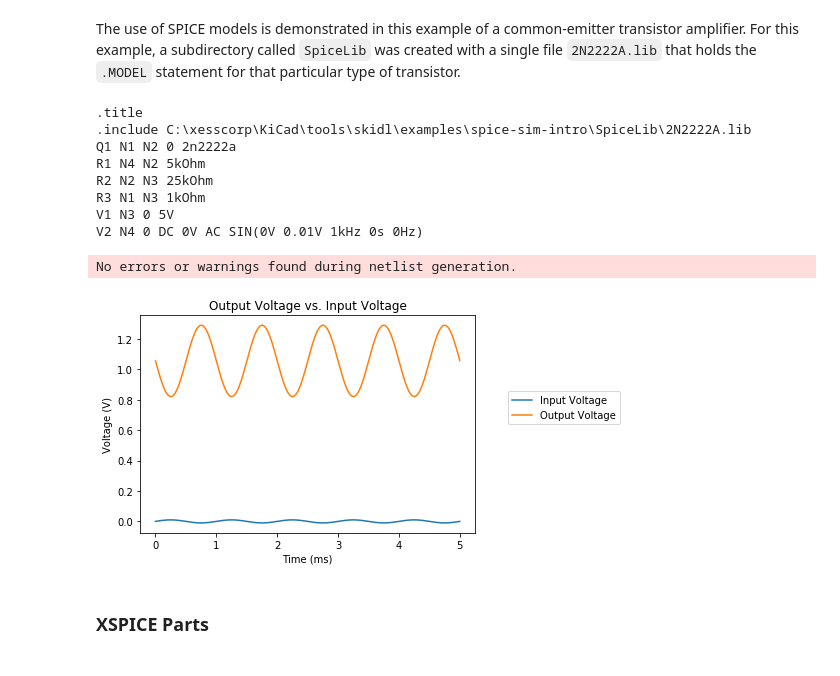
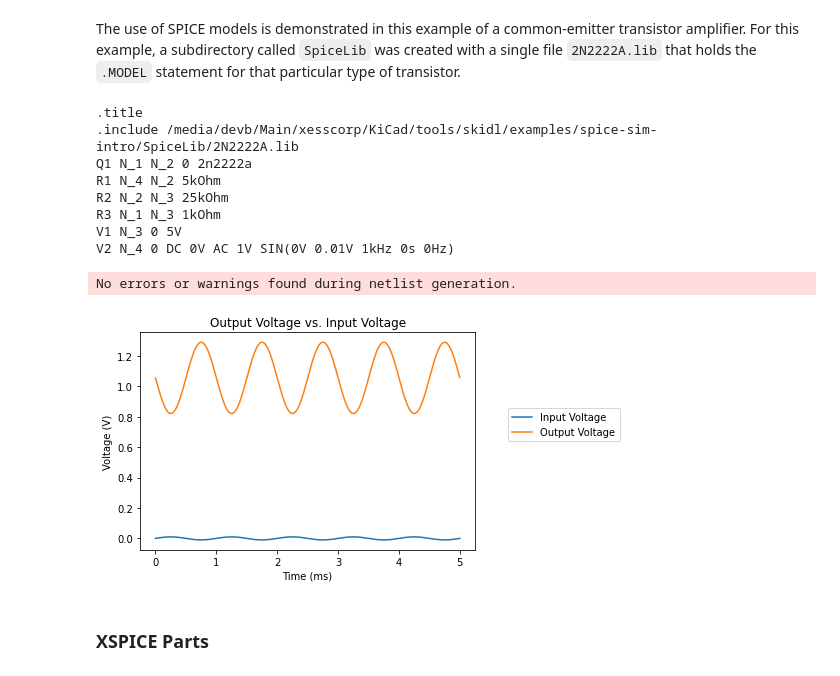
Before and after one commit to devbisme/skidl, a Jupyter notebook: examples/spice-sim-intro/spice-sim-intro.ipynb, the cells around one changed output. Drawn from its saved outputs; the diff is of its cells as text; code cells hidden in the pictures.

```diff
--- a/examples/spice-sim-intro/spice-sim-intro.ipynb
+++ b/examples/spice-sim-intro/spice-sim-intro.ipynb
@@ -299,42 +297,42 @@ rb = R(value=25@u_kOhm)     # Bias resistor from 5V to base of transistor.
 rc = R(value=1@u_kOhm)      # Load resistor connected to collector of transistor.
 vs = SINEV(amplitude=0.01@u_V, frequency=1@u_kHz)  # 1 KHz sine wave input source.
 q['c', 'b', 'e'] += rc[1], rb[1], gnd  # Connect transistor CBE pins to load & bias resistors and ground.
 vdc['p'] += rc[2], rb[2]    # Connect other end of load and bias resistors to power supply's positive terminal.
 vdc['n'] += gnd             # Connect negative terminal of power supply to ground.
 rs[1,2] += vs['p'], q['b']  # Connect source resistor from input source to base of transistor.
 vs['n'] += gnd              # Connect negative terminal of input source to ground.
 
 # Simulate the transistor amplifier. This requires a SPICE library containing a model of the 2N2222A transistor.
-circ = generate_netlist(libs='SpiceLib')  # Pass the directory to the SPICE model library when creating circuit.
+circ = generate_netlist()  # Pass the directory to the SPICE model library when creating circuit.
 print(circ)
 sim = circ.simulator()
 waveforms = sim.transient(step_time=0.01@u_ms, end_time=5@u_ms)
 
 # Get the input source and amplified output waveforms.
 time = waveforms.time
 vin = waveforms[node(vs['p'])]  # Input source voltage.
 vout = waveforms[node(q['c'])]  # Amplified output voltage at collector of the transistor.
 
 # Plot the input and output waveforms.
 figure = plt.figure(1)
 plt.title('Output Voltage vs. Input Voltage')
 plt.xlabel('Time (ms)')
 plt.ylabel('Voltage (V)')
 plt.plot(time*1000, vin)
 plt.plot(time*1000, vout)
 plt.legend(('Input Voltage', 'Output Voltage'), loc=(1.1, 0.5))
 plt.show()
 # %% [output]
 .title
-.include C:\xesscorp\KiCad\tools\skidl\examples\spice-sim-intro\SpiceLib\2N2222A.lib
-Q1 N1 N2 0 2n2222a
-R1 N4 N2 5kOhm
-R2 N2 N3 25kOhm
-R3 N1 N3 1kOhm
-V1 N3 0 5V
-V2 N4 0 DC 0V AC SIN(0V 0.01V 1kHz 0s 0Hz)
+.include /media/devb/Main/xesscorp/KiCad/tools/skidl/examples/spice-sim-intro/SpiceLib/2N2222A.lib
+Q1 N_1 N_2 0 2n2222a
+R1 N_4 N_2 5kOhm
+R2 N_2 N_3 25kOhm
+R3 N_1 N_3 1kOhm
+V1 N_3 0 5V
+V2 N_4 0 DC 0V AC 1V SIN(0V 0.01V 1kHz 0s 0Hz)
 No errors or warnings found during netlist generation.
-[figure, old version]
+[figure, new version]
 # %% [markdown]
 ### XSPICE Parts
 # %% [markdown]
```
Also changed, not shown: parts of 9 cells of this notebook, 7 other files.
